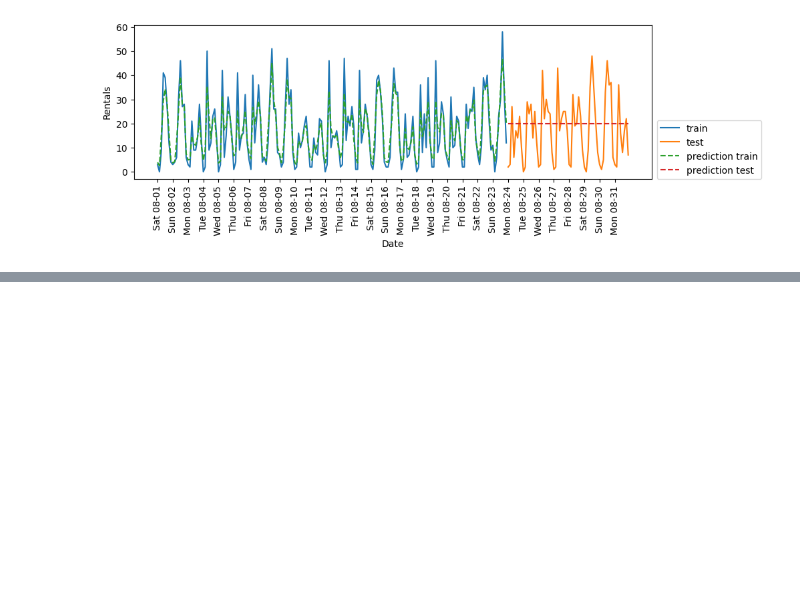
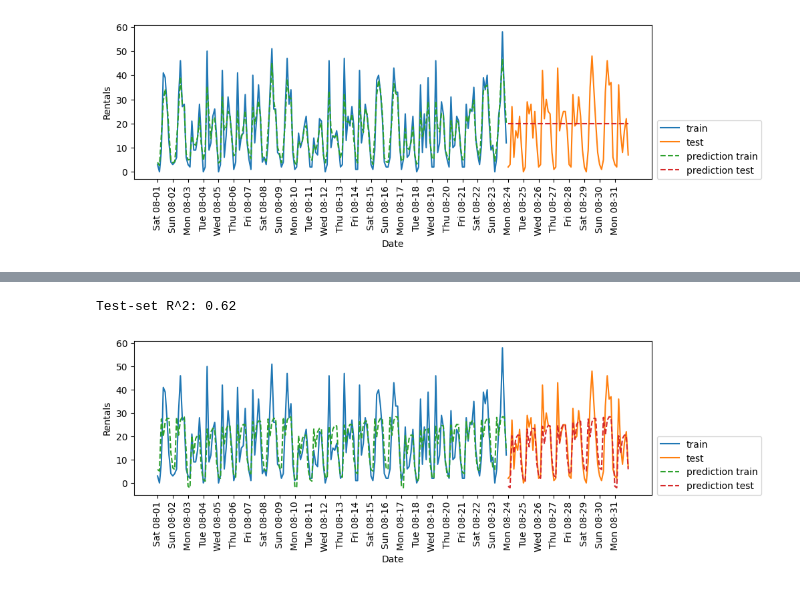
Before and after one commit to CHU1PC/Introduction-to-ML-with-python, a Jupyter notebook: chap/four/feature_engineering.ipynb, the cells around one changed output, grey strips where cells are left out. Cells and saved outputs as stored; diff of their text form; code cells hidden in the pictures; blank space fills up the shorter version.

```diff
--- a/chap/four/feature_engineering.ipynb
+++ b/chap/four/feature_engineering.ipynb
@@ -79,0 +131,5 @@ Test-set R^2: -0.04
+# %%
+df_X_hour_week = pd.DataFrame({"date": X_hour_week[:, 0],
+                               "hour": X_hour_week[:, 1]})
+X_hour_week_onehot = pd.get_dummies(df_X_hour_week, columns=["date", "hour"])
+X_hour_week_onehot.head()
@@ -79,0 +143,5 @@ Test-set R^2: -0.04
+# %%
+eval_on_features(X_hour_week_onehot, y, Ridge())
+# %% [output]
+Test-set R^2: 0.62
+[figure, added]
```
Also changed, not shown: parts of 16 cells of this notebook.
